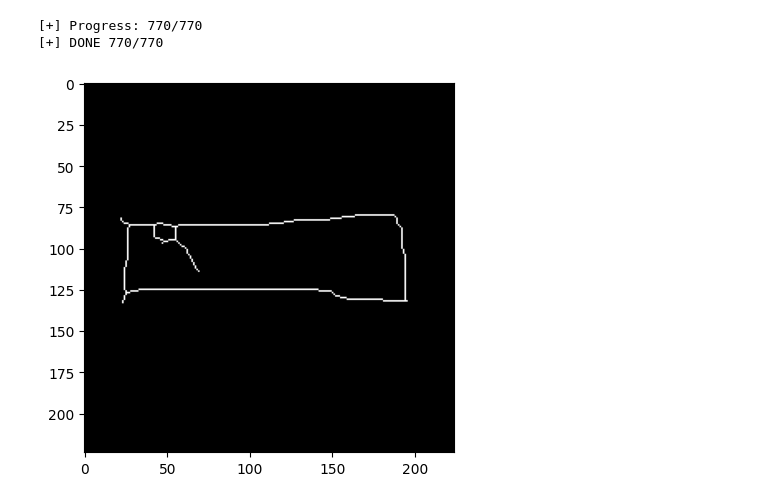
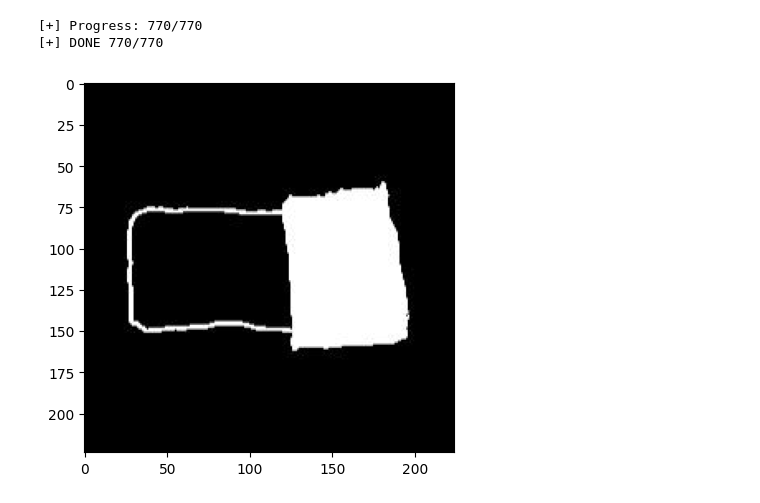
Before and after one commit to Van4ooo/IASA-Champ-24-stage1, a Jupyter notebook: src/model_build.ipynb, the cells around one changed output. Drawn from its saved outputs; the diff is of its cells as text; code cells hidden in the pictures.

```diff
--- a/src/model_build.ipynb
+++ b/src/model_build.ipynb
@@ -58,3 +74,12 @@ train_data.show_image(302)
+# %%
+test_set_path = 'data/processed/test_set.csv'
+test_data = DataLoader(test_set_path)
+test_data.load_data()
+test_data.show_image(3)
+# %% [output]
+[+] Progress: 770/770
+[+] DONE 770/770
+[figure, added]
 # %%
 class SketchClassificatorModel:
     __slots__ = ('_data', '_shape', 'num_classes', 'model', 'version')
@@ -88,12 +113,3 @@ class SketchClassificatorModel:
 
     def save(self) -> None:
         self.model.save(f'models/model_v{self.version}.h5')
-# %%
-test_set_path = 'data/processed/test_set.csv'
-test_data = DataLoader(test_set_path)
-test_data.load_data()
-test_data.show_image(300)
-# %% [output]
-[+] Progress: 770/770
-[+] DONE 770/770
-[figure, removed]
```
Also changed, not shown: parts of 8 cells of this notebook, 2 other files.
